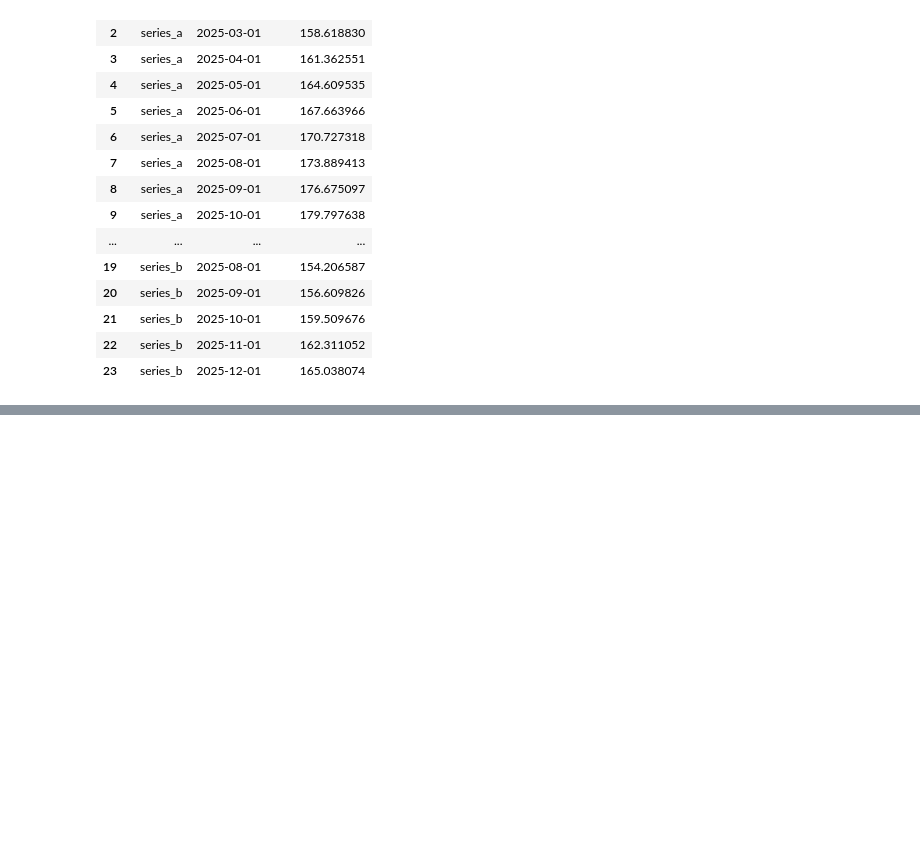
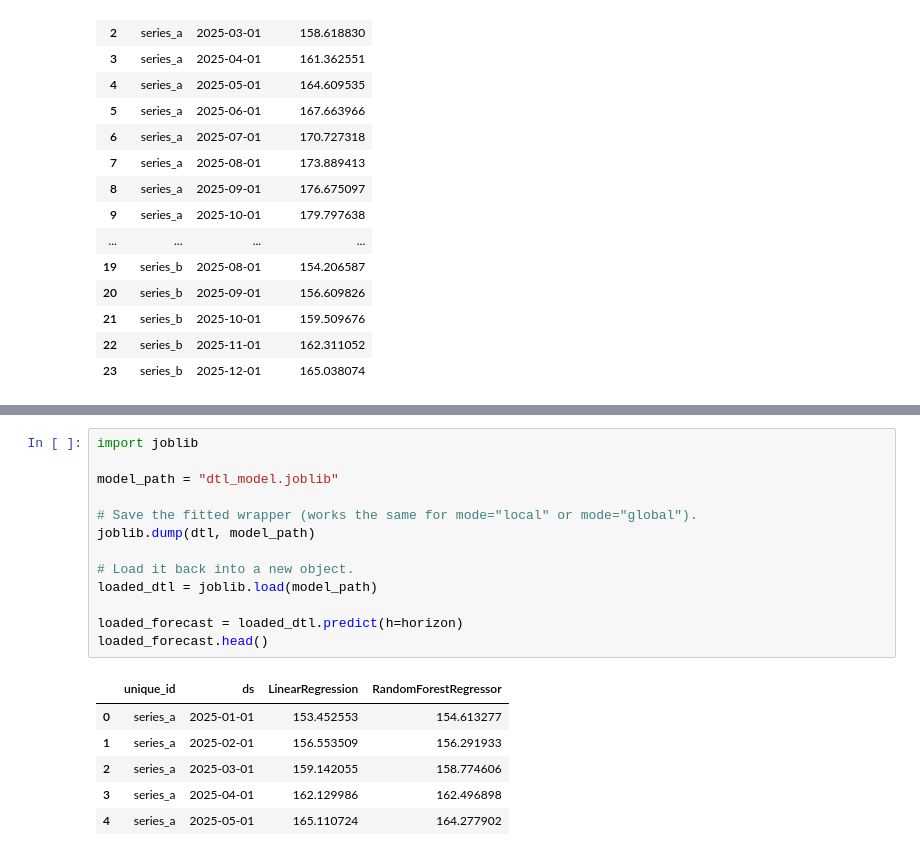
Before and after one commit to heylucasleao/tinyshift, a Jupyter notebook: tinyshift/examples/dtl.ipynb, the cells around one changed output, grey strips where cells are left out. Drawn from its saved outputs; the diff is of its cells as text; blank space fills up the shorter version.

```diff
--- a/tinyshift/examples/dtl.ipynb
+++ b/tinyshift/examples/dtl.ipynb
@@ -300,0 +305,20 @@ exog_dtl_forecast
+# %%
+import joblib
+
+model_path = "dtl_model.joblib"
+
+# Save the fitted wrapper (works the same for mode="local" or mode="global").
+joblib.dump(dtl, model_path)
+
+# Load it back into a new object.
+loaded_dtl = joblib.load(model_path)
+
+loaded_forecast = loaded_dtl.predict(h=horizon)
+loaded_forecast.head()
+# %% [output]
+|  | unique_id | ds | LinearRegression | RandomForestRegressor |
+| 0 | series_a | 2025-01-01 | 153.452553 | 154.613277 |
+| 1 | series_a | 2025-02-01 | 156.553509 | 156.291933 |
+| 2 | series_a | 2025-03-01 | 159.142055 | 158.774606 |
+| 3 | series_a | 2025-04-01 | 162.129986 | 162.496898 |
+| 4 | series_a | 2025-05-01 | 165.110724 | 164.277902 |
```
Also changed, not shown: parts of 1 cell of this notebook, 1 other file.
